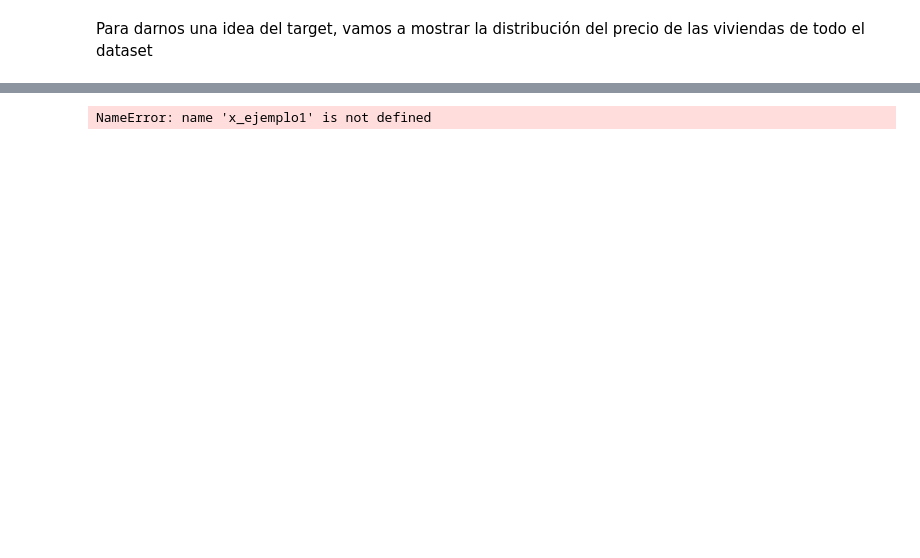
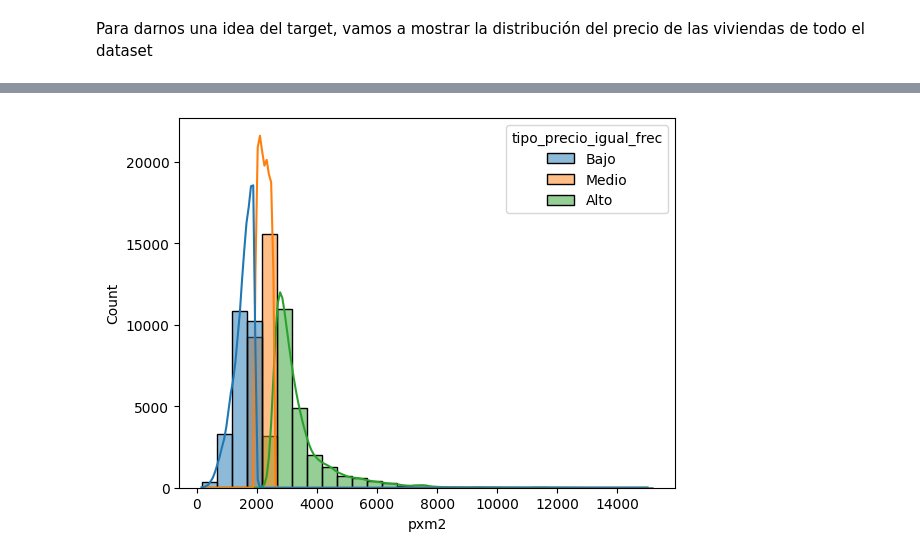
Before and after one commit to iankvdh/Organizacion-de-Datos-2C2022-GRUPO22, a Jupyter notebook: 7506R_TP1_GRUPO22_ENTREGA_CLASIFICACION.ipynb, the cells around one changed output, grey strips where cells are left out. Saved outputs shown, nothing was run; the diff lists cells and outputs as text; code cells hidden in the pictures; blank space fills up the shorter version.

```diff
--- a/7506R_TP1_GRUPO22_ENTREGA_CLASIFICACION.ipynb
+++ b/7506R_TP1_GRUPO22_ENTREGA_CLASIFICACION.ipynb
@@ -287,12 +169,5 @@ plt.show()
-# %%
-kmeans = KMeans(n_clusters=4)  #Creamos un objeto de la clase KMeans para realizar el agrupamiento
-kmeans.fit(x_ejemplo1) #Entrenamos el algoritmo para que aprenda cómo agrupar
-predict = kmeans.predict(x_ejemplo1)
- print()
-plt.scatter(x_ejemplo1[:, 0], x_ejemplo1[:, 1], c=predict, s=50, cmap='viridis')
-
-centers = kmeans.cluster_centers_
-plt.scatter(centers[:, 0], centers[:, 1], c='black', s=200, alpha=0.5,marker='.')
-plt.show()
-# %% [output]
-NameError: name 'x_ejemplo1' is not defined
+# %%
+sns.histplot(data = viviendas_caba_train, x ='pxm2', hue = 'tipo_precio_igual_frec', binwidth=500, kde=True)
+plt.show()
+# %% [output]
+[figure, added]
```
Also changed, not shown: parts of 30 cells of this notebook, 1 other file.
